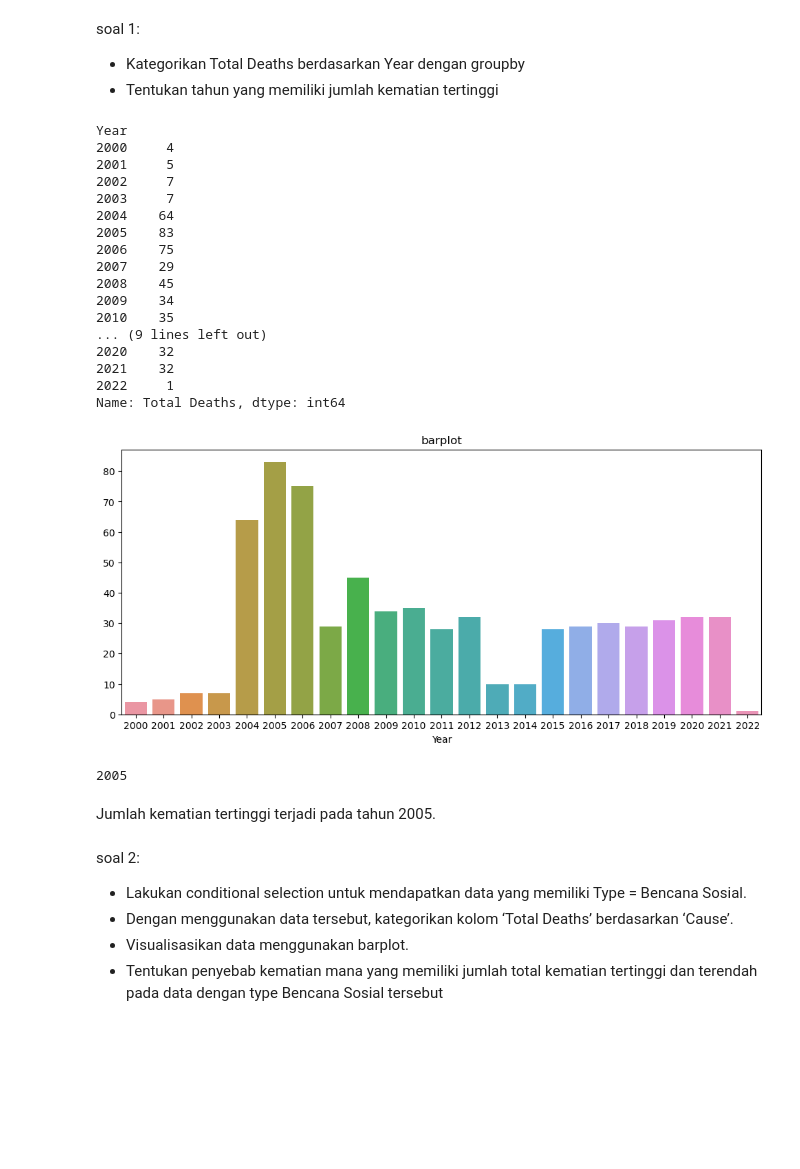
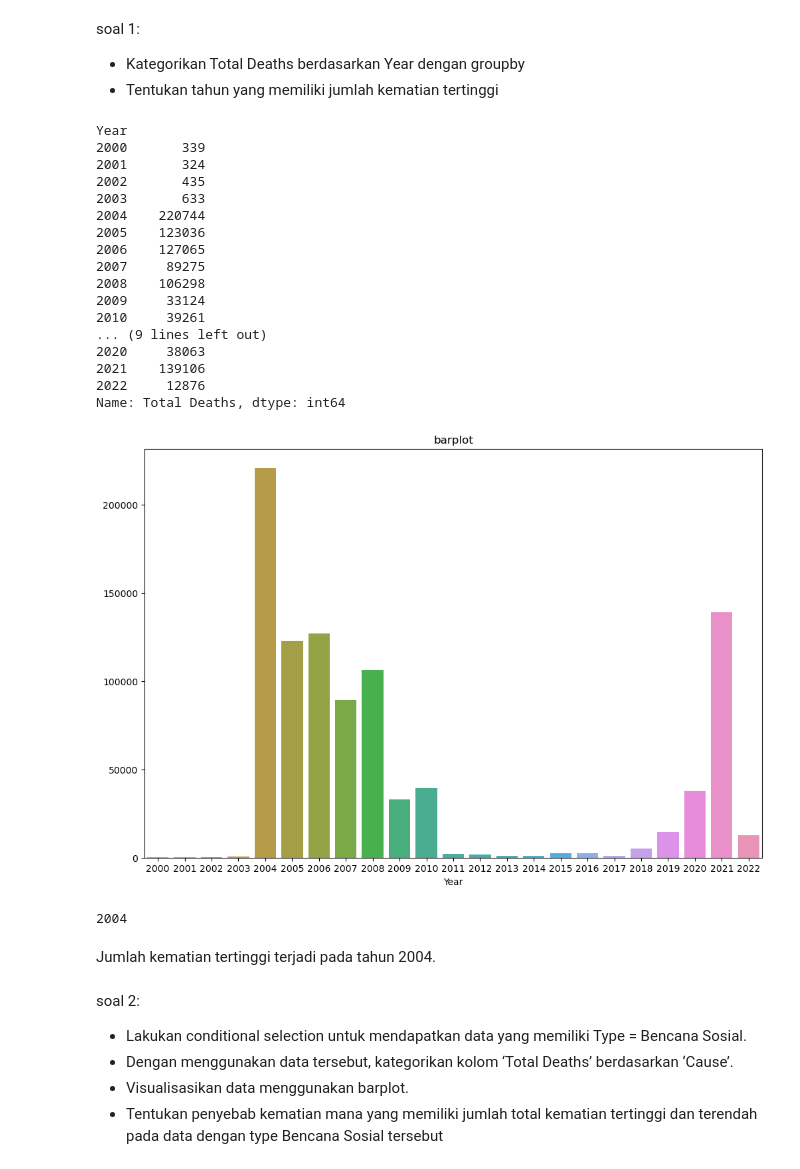
Before and after one commit to emiksapitri/Bootcamp_dataanalyst, a Jupyter notebook: assignment_day14_emik.ipynb, the cells around one changed output. Cells and saved outputs as stored; diff of their text form; code cells hidden in the pictures; blank space fills up the shorter version.

```diff
--- a/assignment_day14_emik.ipynb
+++ b/assignment_day14_emik.ipynb
@@ -35,43 +35,43 @@ soal 1:
 - Kategorikan Total Deaths berdasarkan Year dengan groupby
 - Tentukan tahun yang memiliki jumlah kematian tertinggi
 # %%
-totalkematian_pertahun = data_kematian.groupby('Year')['Total Deaths'].count()
+totalkematian_pertahun = data_kematian.groupby('Year')['Total Deaths'].sum()
 totalkematian_pertahun
 # %% [output]
 Year
-2000     4
-2001     5
-2002     7
-2003     7
-2004    64
-2005    83
-2006    75
-2007    29
-2008    45
-2009    34
-2010    35
+2000       339
+2001       324
+2002       435
+2003       633
+2004    220744
+2005    123036
+2006    127065
+2007     89275
+2008    106298
+2009     33124
+2010     39261
 ... (9 lines left out)
-2020    32
-2021    32
-2022     1
+2020     38063
+2021    139106
+2022     12876
 Name: Total Deaths, dtype: int64
 # %%
 import seaborn as sns
 import matplotlib.pyplot as plt
 # %%
-plt.figure(figsize=[12,5])
+plt.figure(figsize=[12,8])
 sns.barplot(x = totalkematian_pertahun.index, y = totalkematian_pertahun.values,
             data = data_kematian)
 plt.title('barplot')
 plt.show()
 # %% [output]
-[figure, old version]
+[figure, new version]
 # %%
 totalkematian_pertahun.idxmax()
 # %% [output]
-2005
+2004
 # %% [markdown]
-Jumlah kematian tertinggi terjadi pada tahun 2005.
+Jumlah kematian tertinggi terjadi pada tahun 2004.
 # %% [markdown]
 soal 2:
 - Lakukan conditional selection untuk mendapatkan data yang memiliki Type = Bencana Sosial.
```
Also changed, not shown: parts of 32 cells of this notebook, 2 other files.
